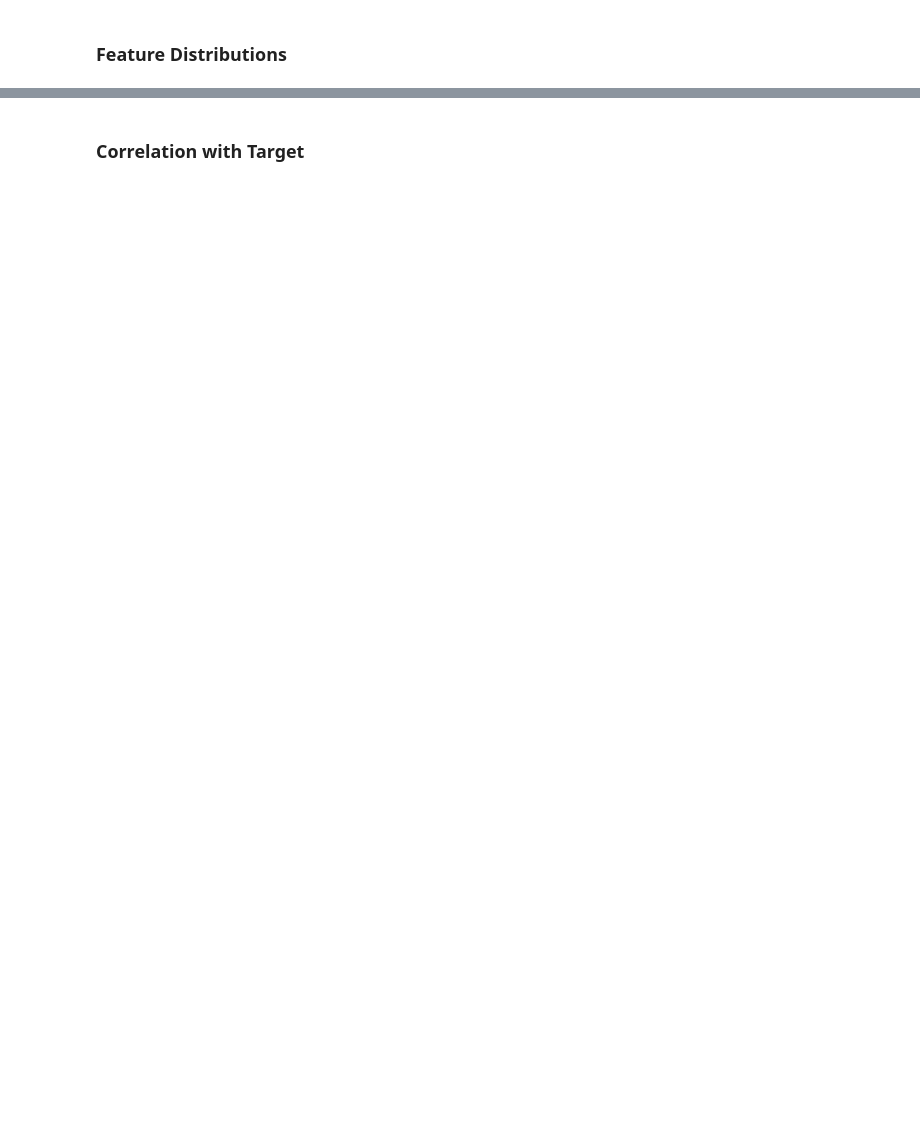
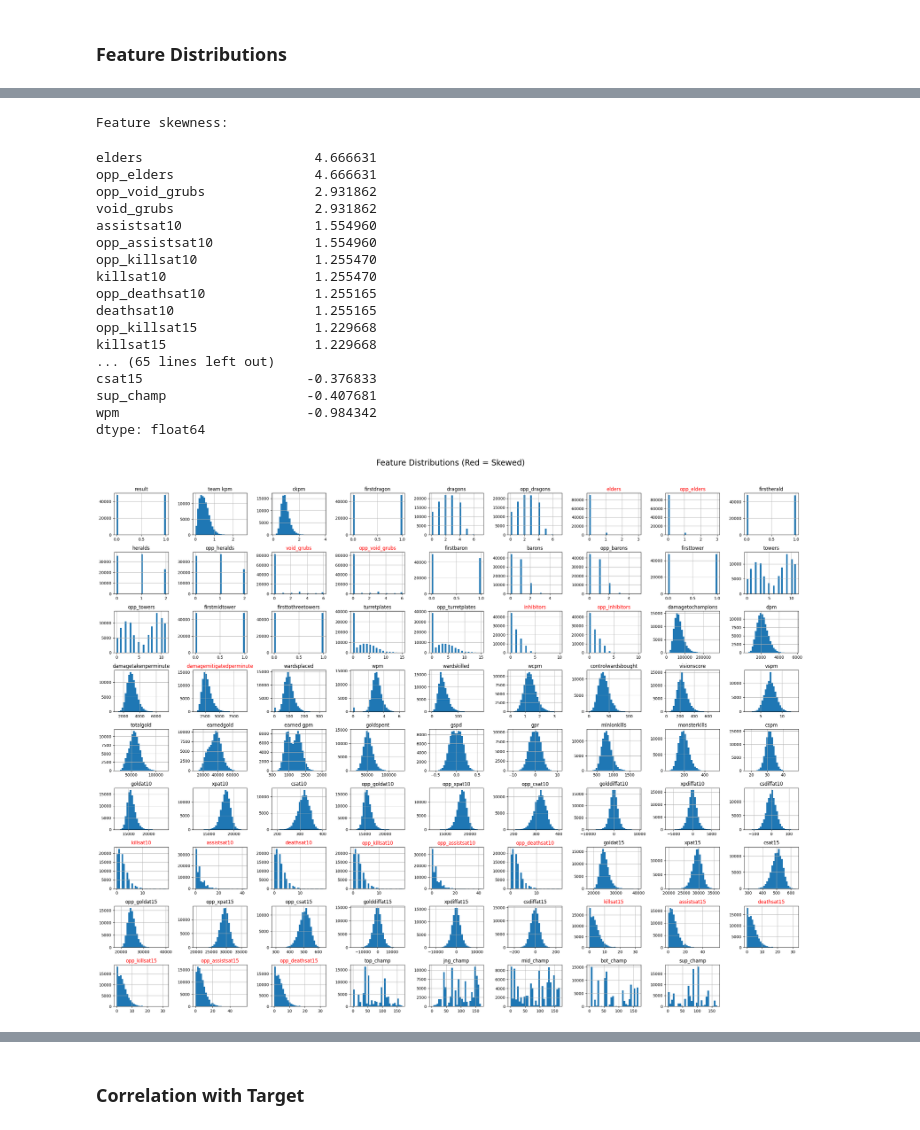
Before and after one commit to quiet98k/LOL-Win-Prediction, a Jupyter notebook: prediction.ipynb, the cells around one changed output, grey strips where cells are left out. Cells and saved outputs as stored; diff of their text form; code cells hidden in the pictures; blank space fills up the shorter version.

```diff
--- a/prediction.ipynb
+++ b/prediction.ipynb
@@ -240,2 +240,19 @@ Name: count, dtype: int64
 # %% [markdown]
 ### Feature Distributions
+# %%
+display(df.describe())
+print("Feature skewness: ")
+display(df.skew().sort_values(ascending=False))
+
+skewed = df.skew()[abs(df.skew()) > 1].index
+axes = df.hist(bins=30, figsize=(25, 20))
+
+# Annotate skewed features
+for ax in axes.flatten():
+    if ax.get_title() in skewed:
+        ax.set_title(ax.get_title(), color='red')
+
+plt.suptitle("Feature Distributions (Red = Skewed)", fontsize=20)
+plt.tight_layout(rect=[0, 0, 1, 0.96])
+plt.show()
+# %% [output]
@@ -241,0 +268,19 @@ Name: count, dtype: int64
+Feature skewness:
+elders                      4.666631
+opp_elders                  4.666631
+opp_void_grubs              2.931862
+void_grubs                  2.931862
+assistsat10                 1.554960
+opp_assistsat10             1.554960
+opp_killsat10               1.255470
+killsat10                   1.255470
+opp_deathsat10              1.255165
+deathsat10                  1.255165
+opp_killsat15               1.229668
+killsat15                   1.229668
+... (65 lines left out)
+csat15                     -0.376833
+sup_champ                  -0.407681
+wpm                        -0.984342
+dtype: float64
+[figure, added]
```
Also changed, not shown: parts of 8 cells of this notebook.
